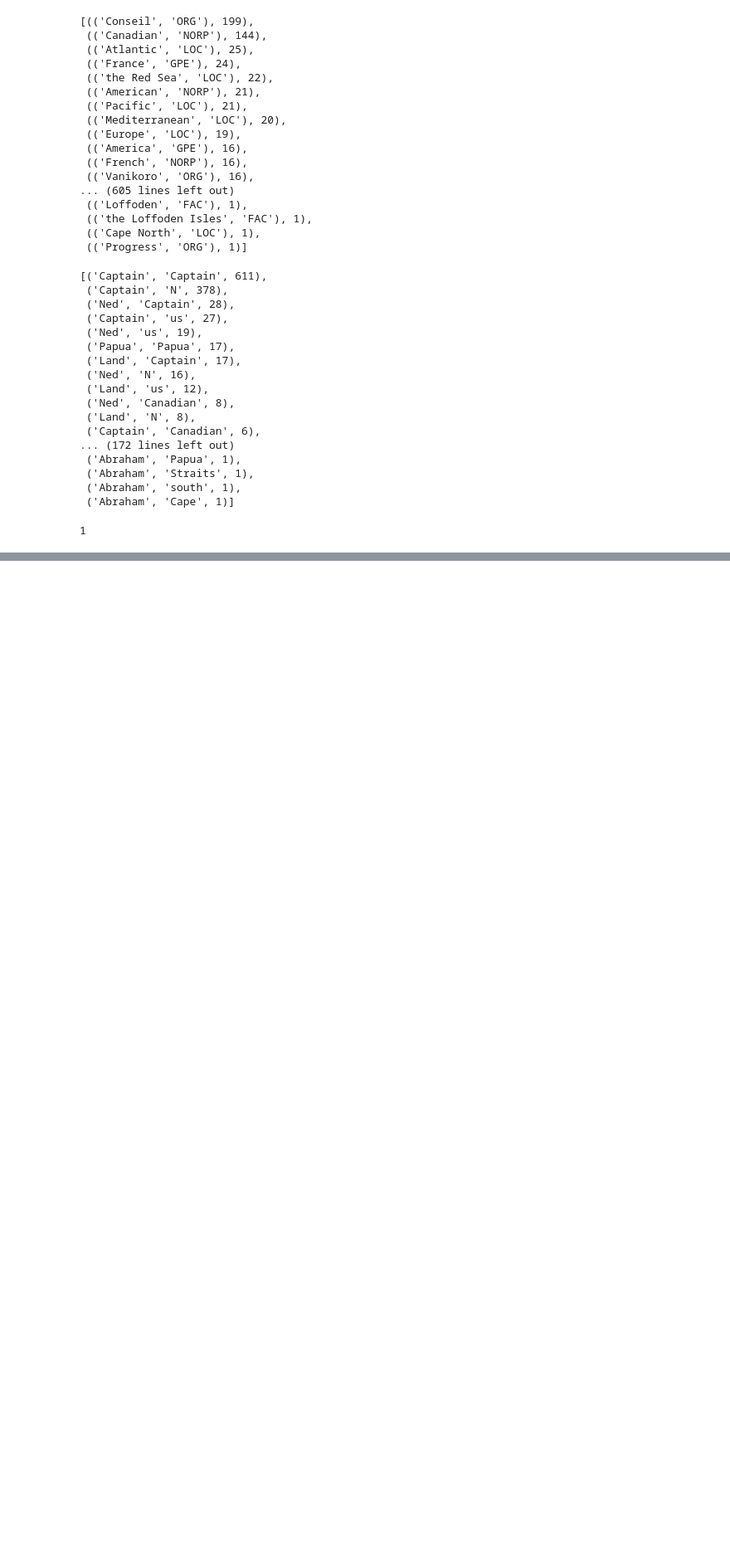
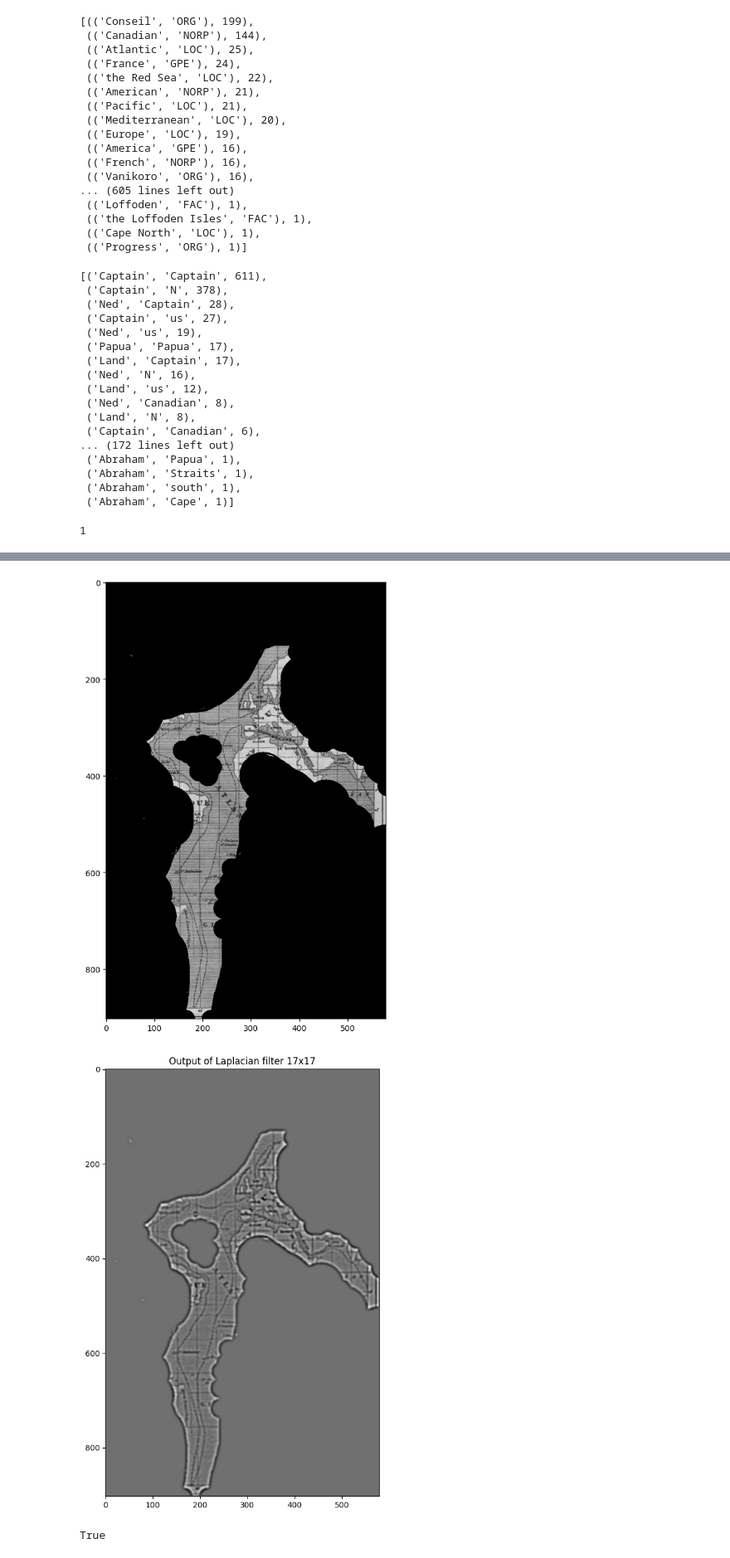
Before and after one commit to lougau92/text-mining-Jules-Vernes, a Jupyter notebook: main.ipynb, the cells around one changed output, grey strips where cells are left out. Shown at 83% size. Saved outputs shown, nothing was run; the diff lists cells and outputs as text; code cells hidden in the pictures; blank space fills up the shorter version.

```diff
--- a/main.ipynb
+++ b/main.ipynb
@@ -335,0 +351,16 @@ main_characters = ['Professor Pierre Aronnax', 'Conseil', 'Ned Land', 'Captain N
+# %%
+from gpxplotter import read_gpx_file, create_folium_map, add_segment_to_map
+
+# Define some properties for drawing the line:
+line_options = {'color': 'red', 'weight': 8, 'opacity': 0.5}
+
+the_map = create_folium_map(tiles='openstreetmap') # 'stamenterrain',  'openstreetmap'
+for track in read_gpx_file('./nautilus_route.gpx'):
+    for i, segment in enumerate(track['segments']):
+        add_segment_to_map(the_map, segment, line_options=line_options, add_start_end=False)
+
+# To store the map as a HTML page:
+# the_map.save('map_000.html')
+
+# To display the map in a Jupyter notebook:
+the_map
@@ -335,0 +410,39 @@ main_characters = ['Professor Pierre Aronnax', 'Conseil', 'Ned Land', 'Captain N
+# %%
+
+import cv2
+
+# Read the image
+image = cv2.imread('./bg_2000.png')
+
+# Convert the image to grayscale
+gray_image = cv2.cvtColor(image, cv2.COLOR_BGR2GRAY)
+figure = plt.figure(figsize=(10, 10))
+plt.imshow(gray_image, cmap='gray')
+
+
+gray_image = gray_image / 255
+
+from scipy.io import loadmat
+laplacian = np.array([[0, 1, 0],
+                 [1, -4, 1],
+                 [0, 1, 0]])
+log5 = loadmat('./Log5.mat')['Log5']
+log17 = loadmat('./Log17.mat')['Log17']
+
+def apply_filter(img, log_kernel):
+    kernel_size =log_kernel.shape[0]
+    res = convolution(img, log_kernel, kernel_size)
+    return res
+
+log_res = apply_filter(gray_image, log17)
+
+figure = plt.figure(figsize=(10, 10))
+plt.imshow(log_res, cmap='gray')
+plt.title('Output of Laplacian filter 17x17')
+plt.show()
+# save the image
+cv2.imwrite('./20000_map_2edged.jpg', log_res * 255)
+# %% [output]
+[figure, added]
+[figure, added]
+True
```
Also changed, not shown: parts of 3 cells of this notebook, 8 other files.
